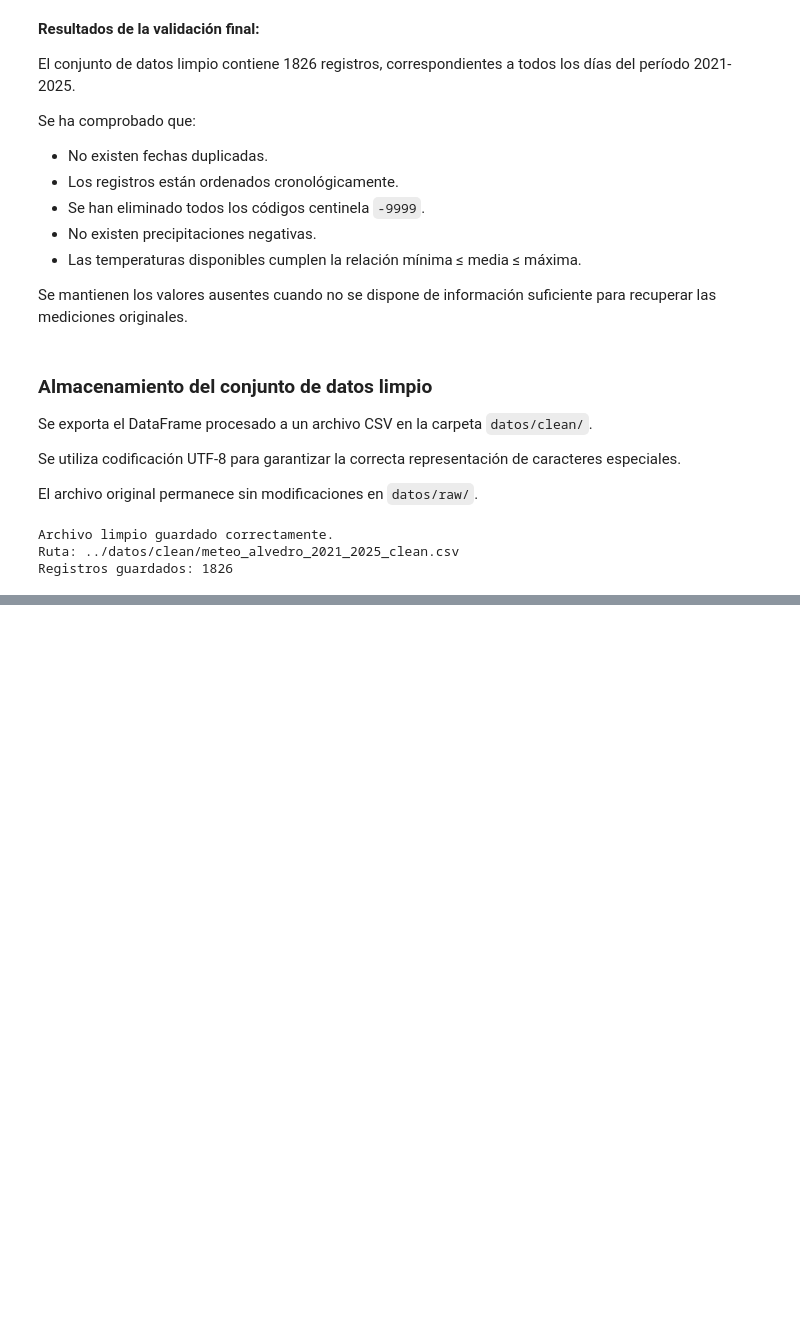
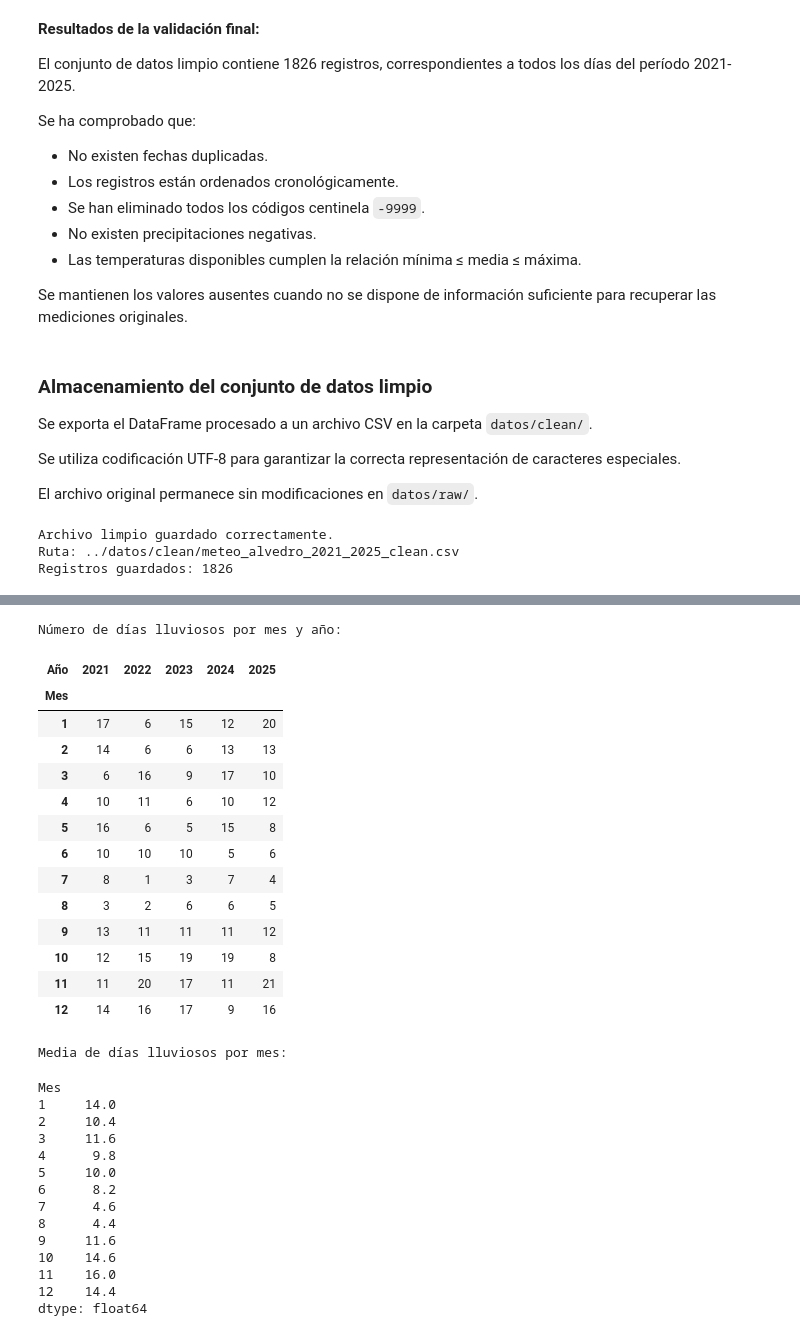
Before and after one commit to mma-wirtz/p1-que-tempo-fixo, a Jupyter notebook: notebooks/01_exploracion_datos.ipynb, the cells around one changed output, grey strips where cells are left out. Cells and saved outputs as stored; diff of their text form; code cells hidden in the pictures; blank space fills up the shorter version.

```diff
--- a/notebooks/01_exploracion_datos.ipynb
+++ b/notebooks/01_exploracion_datos.ipynb
@@ -1242,0 +1287,26 @@ Registros guardados: 1826
+# %%
+# Extraer el mes de cada fecha
+df_clean["Mes"] = df_clean["Data"].dt.month
+
+# Calcular la precipitación acumulada por año y mes
+lluvia_mensual = (
+    df_clean.groupby(["Año", "Mes"])["Precipitación (mm)"]
+    .sum(min_count=1)
+)
+
+# Calcular la media de cada mes entre los cinco años
+media_lluvia_mensual = (
+    lluvia_mensual.groupby("Mes")
+    .mean()
+    .round(2)
+)
+
+print("Precipitación media acumulada por mes (mm):")
+display(media_lluvia_mensual)
+
+# Identificar el mes más lluvioso y el más seco
+mes_mas_lluvioso = media_lluvia_mensual.idxmax()
+mes_mas_seco = media_lluvia_mensual.idxmin()
+
+print("\nMes más lluvioso:", mes_mas_lluvioso)
+print("Mes más seco:", mes_mas_seco)
@@ -1242,0 +1347,50 @@ Registros guardados: 1826
+# %%
+# Identificar los días lluviosos (precipitación >= 1 mm)
+df_clean["Dia_lluvioso"] = df_clean["Precipitación (mm)"] >= 1
+
+# Contar días lluviosos por año y mes
+dias_lluvia = (
+    df_clean.groupby(["Año", "Mes"])["Dia_lluvioso"]
+    .sum()
+    .unstack(0)
+)
+
+print("Número de días lluviosos por mes y año:")
+display(dias_lluvia)
+
+# Calcular la media mensual entre los cinco años
+media_dias_lluvia = dias_lluvia.mean(axis=1).round(2)
+
+print("\nMedia de días lluviosos por mes:")
+display(media_dias_lluvia)
+# %% [output]
+Número de días lluviosos por mes y año:
+| Año | 2021 | 2022 | 2023 | 2024 | 2025 |
+| Mes |  |  |  |  |  |
+| 1 | 17 | 6 | 15 | 12 | 20 |
+| 2 | 14 | 6 | 6 | 13 | 13 |
+| 3 | 6 | 16 | 9 | 17 | 10 |
+| 4 | 10 | 11 | 6 | 10 | 12 |
+| 5 | 16 | 6 | 5 | 15 | 8 |
+| 6 | 10 | 10 | 10 | 5 | 6 |
+| 7 | 8 | 1 | 3 | 7 | 4 |
+| 8 | 3 | 2 | 6 | 6 | 5 |
+| 9 | 13 | 11 | 11 | 11 | 12 |
+| 10 | 12 | 15 | 19 | 19 | 8 |
+| 11 | 11 | 20 | 17 | 11 | 21 |
+| 12 | 14 | 16 | 17 | 9 | 16 |
+Media de días lluviosos por mes:
+Mes
+1     14.0
+2     10.4
+3     11.6
+4      9.8
+5     10.0
+6      8.2
+7      4.6
+8      4.4
+9     11.6
+10    14.6
+11    16.0
+12    14.4
+dtype: float64
```
Also changed, not shown: parts of 48 cells of this notebook, 4 other files.
